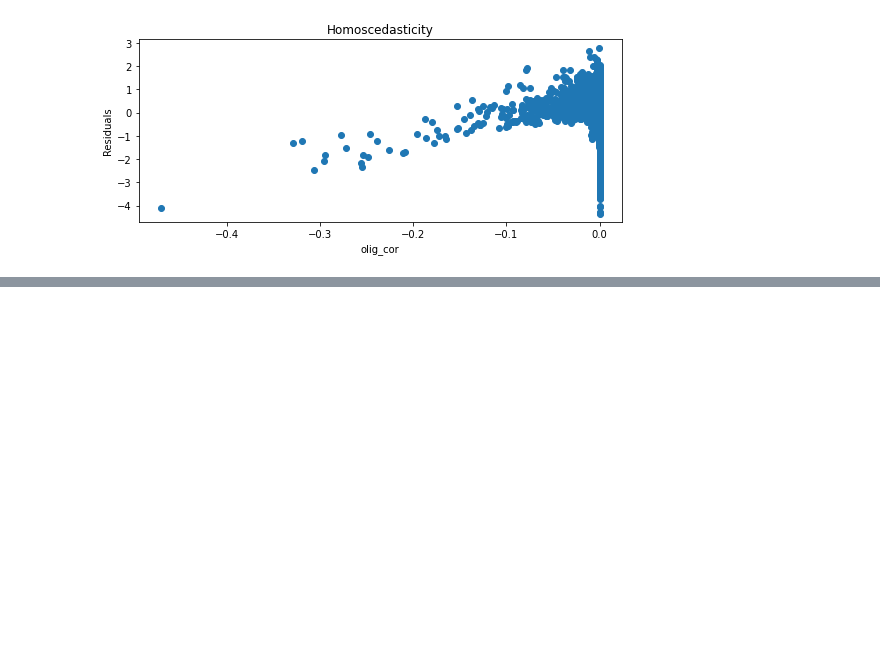
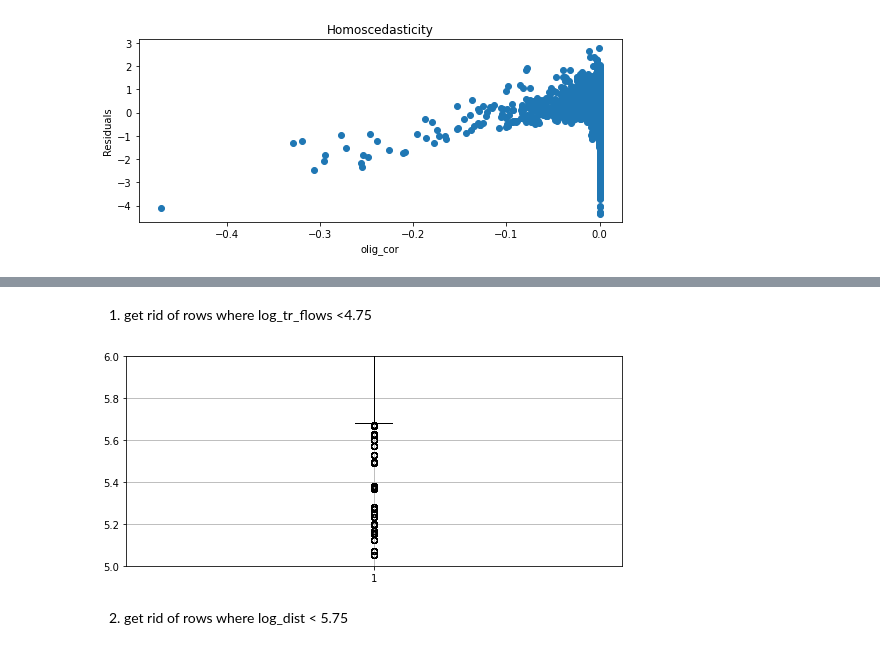
Before and after one commit to makcfd/angela-thesis, a Jupyter notebook: Regression_augmented.ipynb, the cells around one changed output, grey strips where cells are left out. Drawn from its saved outputs; the diff is of its cells as text; code cells hidden in the pictures; blank space fills up the shorter version.

```diff
--- a/Regression_augmented.ipynb
+++ b/Regression_augmented.ipynb
@@ -568,0 +654,12 @@ plt.show()
+# %% [markdown]
+1. get rid of rows where log_tr_flows <4.75
+# %%
+df_regression_2_log
+plt.ylim(5, 6)
+plt.boxplot(df_regression_2_log['log_dist'])
+plt.grid()
+plt.show()
+# %% [output]
+[figure, added]
+# %% [markdown]
+2. get rid of rows where log_dist < 5.75
```
Also changed, not shown: parts of 49 cells of this notebook, 1 other file.
